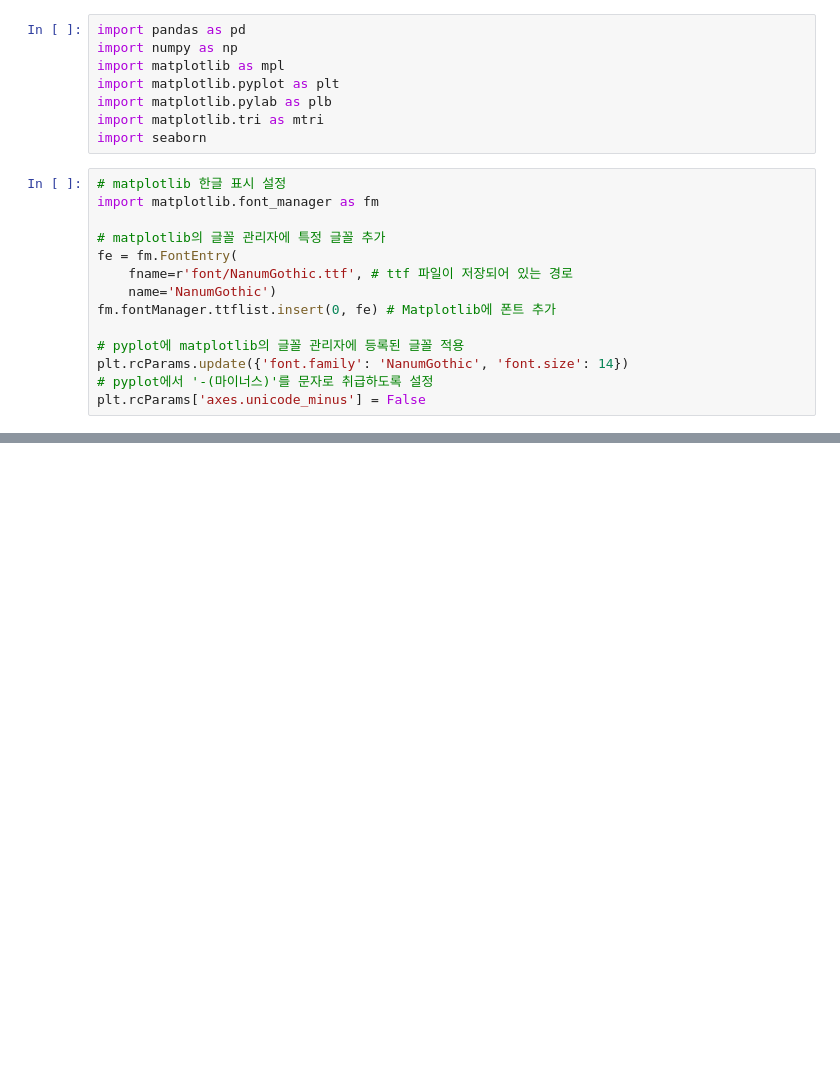
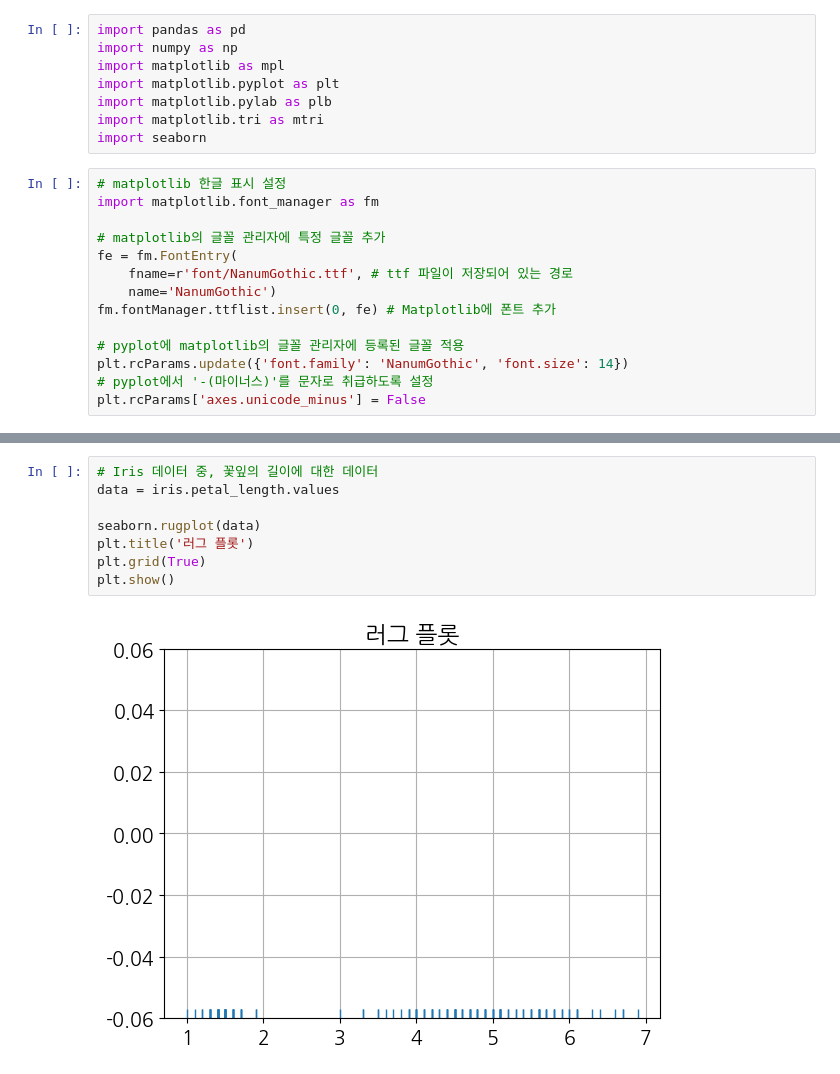
Before and after one commit to jojaehyeok99/python_20240215, a Jupyter notebook: matplotlib_visualize_data/matplotlib_example.ipynb, the cells around one changed output, grey strips where cells are left out. Cells and saved outputs as stored; diff of their text form; blank space fills up the shorter version.

Commit message:
2024 - 03 - 04 python 데이터 시각화(9) : 삼각 그리드 생성, 삼각 그리드 세분화, 삼각 그리드 플롯, seaborn을 활용한 1차원 분포 플롯(1차원 실수 플롯, 카운터 플롯), seaborn을 활용한 다차원 데이터(2차원 실수형 데이터, 다차원 실수형 데이터)

```diff
--- a/matplotlib_visualize_data/matplotlib_example.ipynb
+++ b/matplotlib_visualize_data/matplotlib_example.ipynb
@@ -27,0 +38,10 @@ flights = seaborn.load_dataset("flights")    # 여객운송 데이터
+# %%
+# Iris 데이터 중, 꽃잎의 길이에 대한 데이터
+data = iris.petal_length.values
+
+seaborn.rugplot(data)
+plt.title('러그 플롯')
+plt.grid(True)
+plt.show()
+# %% [output]
+[figure, added]
```
Also changed, not shown: parts of 18 cells of this notebook, 1 other file.
